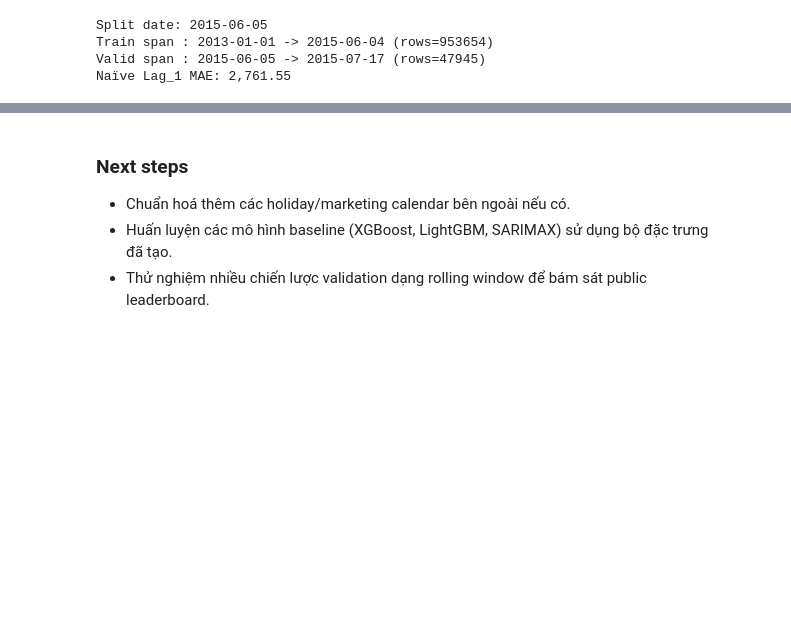
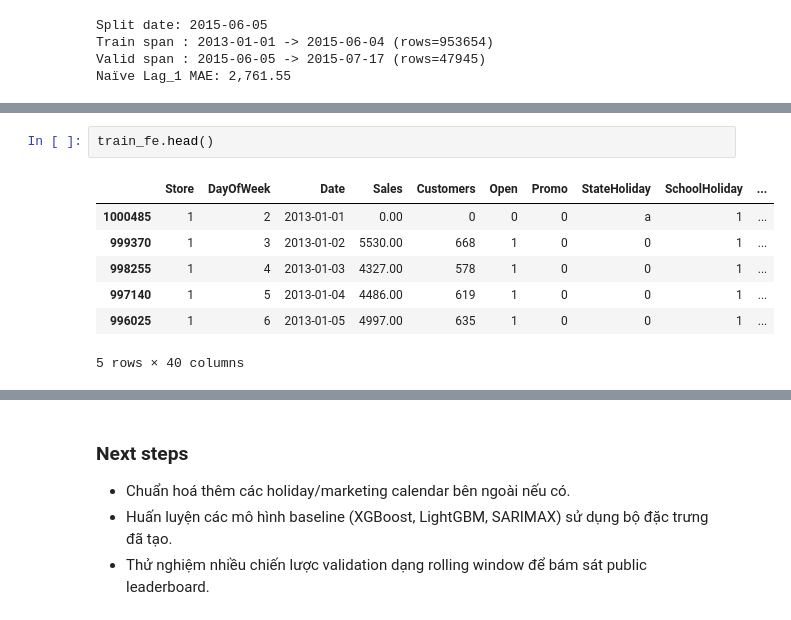
Before and after one commit to NguyenVanTien204/Temporal_Fusion_Transformers, a Jupyter notebook: EDA.ipynb, the cells around one changed output, grey strips where cells are left out. Cells and saved outputs as stored; diff of their text form; blank space fills up the shorter version.

```diff
--- a/EDA.ipynb
+++ b/EDA.ipynb
@@ -538,0 +552,10 @@ Saved featured datasets to data/train_featured.parquet and data/test_featured.pa
+# %%
+train_fe.head()
+# %% [output]
+|  | Store | DayOfWeek | Date | Sales | Customers | Open | Promo | StateHoliday | SchoolHoliday | ... |
+| 1000485 | 1 | 2 | 2013-01-01 | 0.00 | 0 | 0 | 0 | a | 1 | ... |
+| 999370 | 1 | 3 | 2013-01-02 | 5530.00 | 668 | 1 | 0 | 0 | 1 | ... |
+| 998255 | 1 | 4 | 2013-01-03 | 4327.00 | 578 | 1 | 0 | 0 | 1 | ... |
+| 997140 | 1 | 5 | 2013-01-04 | 4486.00 | 619 | 1 | 0 | 0 | 1 | ... |
+| 996025 | 1 | 6 | 2013-01-05 | 4997.00 | 635 | 1 | 0 | 0 | 1 | ... |
+5 rows × 40 columns
```
Also changed, not shown: parts of 8 cells of this notebook, 5 other files.
